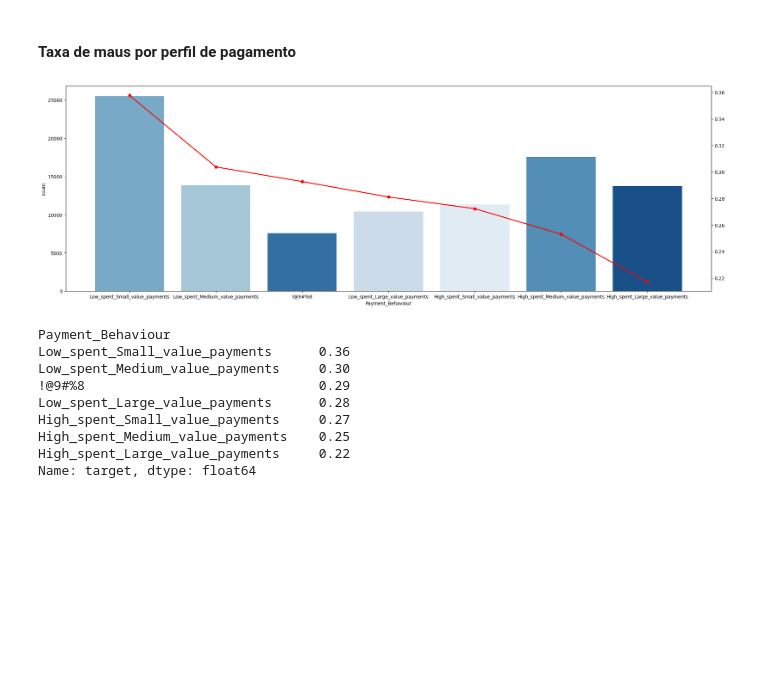
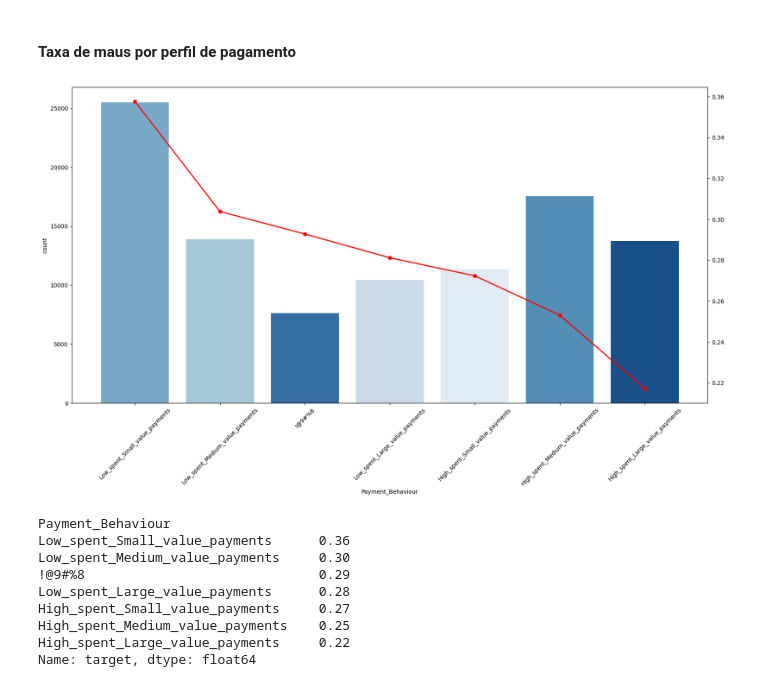
Before and after one commit to deborabmfreitas/credit-score-prediction, a Jupyter notebook: 1.exploratory-data-analysis.ipynb, the cells around one changed output. Saved outputs shown, nothing was run; the diff lists cells and outputs as text; code cells hidden in the pictures; blank space fills up the shorter version.

```diff
--- a/credit-score-prediction.ipynb
+++ b/1.exploratory-data-analysis.ipynb
@@ -483,21 +497,22 @@ array(['High_spent_Small_value_payments',
 # %%
 # Taxa de maus por perfil de pagamento
 
 tx_maus_pagamento = train.groupby(['Payment_Behaviour'])['target'].mean().sort_values(ascending=False)
 
 # Gráfico
 
-fig, ax1 = plt.subplots(figsize=(25, 8))
+fig, ax1 = plt.subplots(figsize=(20, 10))
 
 # Gráfico de barras para contagem de pessoas
 sns.countplot(data=train, x='Payment_Behaviour', ax=ax1, palette='Blues', hue='Payment_Behaviour', order=tx_maus_pagamento.index)
+plt.xticks(rotation=45)
 
 # Configurando o segundo eixo y
 ax2 = ax1.twinx()
 ax2.plot(tx_maus_pagamento.index, tx_maus_pagamento.values, color='r', marker='o', linestyle='-', linewidth=2)
 plt.show()
 # %% [output]
-[figure, old version]
+[figure, new version]
 # %%
 np.round(tx_maus_pagamento,2)
 # %% [output]
```
Also changed, not shown: parts of 47 cells of this notebook.
